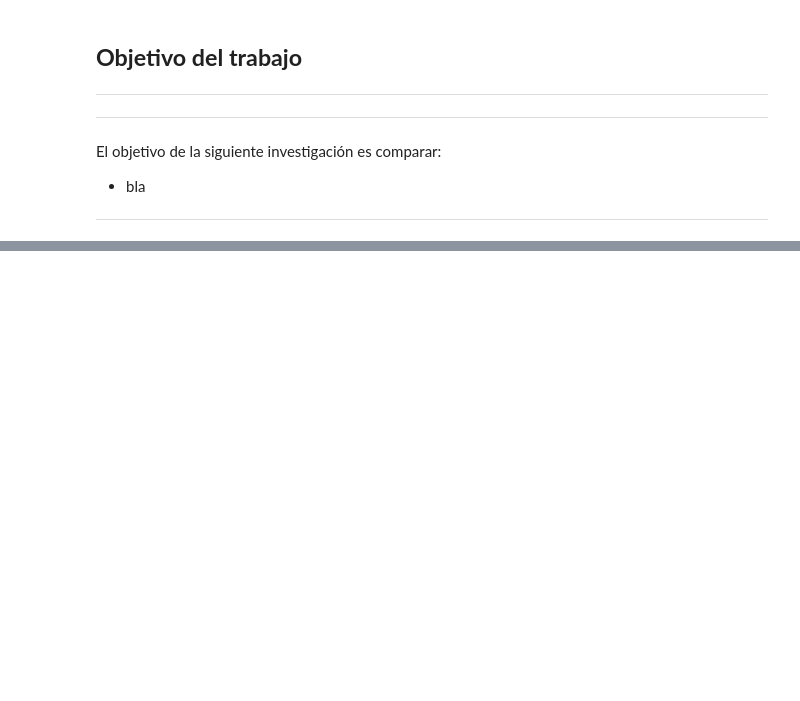
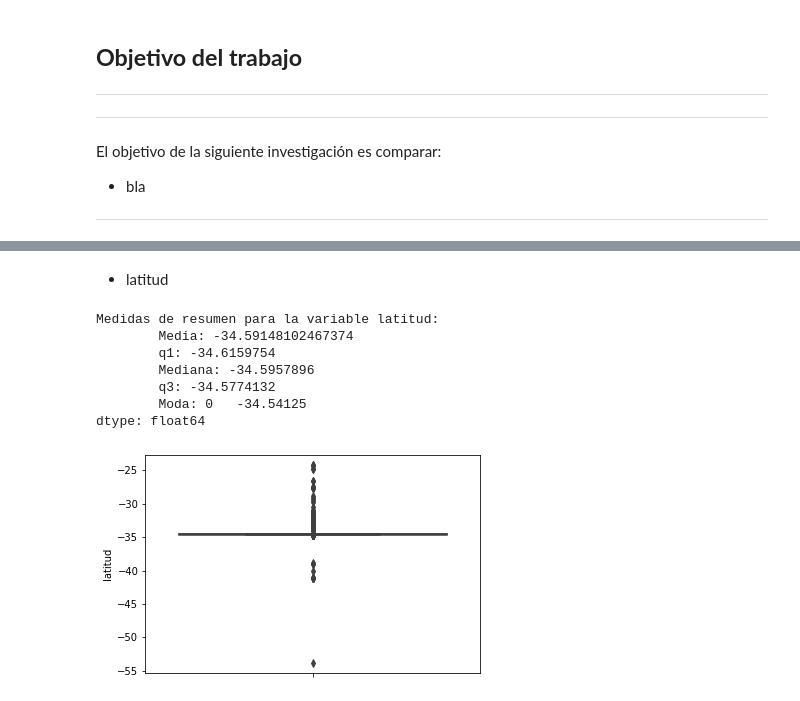
Before and after one commit to LucianoTrujillo/7506R-2C2022-GRUPO10, a Jupyter notebook: 7506R_TP1_GRUPO10_ENTREGA.ipynb, the cells around one changed output, grey strips where cells are left out. Saved outputs shown, nothing was run; the diff lists cells and outputs as text; code cells hidden in the pictures; blank space fills up the shorter version.

```diff
--- a/7506R_TP1_GRUPO10_ENTREGA.ipynb
+++ b/7506R_TP1_GRUPO10_ENTREGA.ipynb
@@ -90,0 +288,13 @@ Created in <span style='font-weight:600;margin-left:4px;'>Deepnote</span></a>
+# %% [markdown]
+- latitud
+# %%
+mostrar_medidas_resumen('latitud', True, True)
+# %% [output]
+Medidas de resumen para la variable latitud:
+        Media: -34.59148102467374
+        q1: -34.6159754
+        Mediana: -34.5957896
+        q3: -34.5774132
+        Moda: 0   -34.54125
+dtype: float64
+[figure, added]
```
Also changed, not shown: parts of 222 cells of this notebook.
